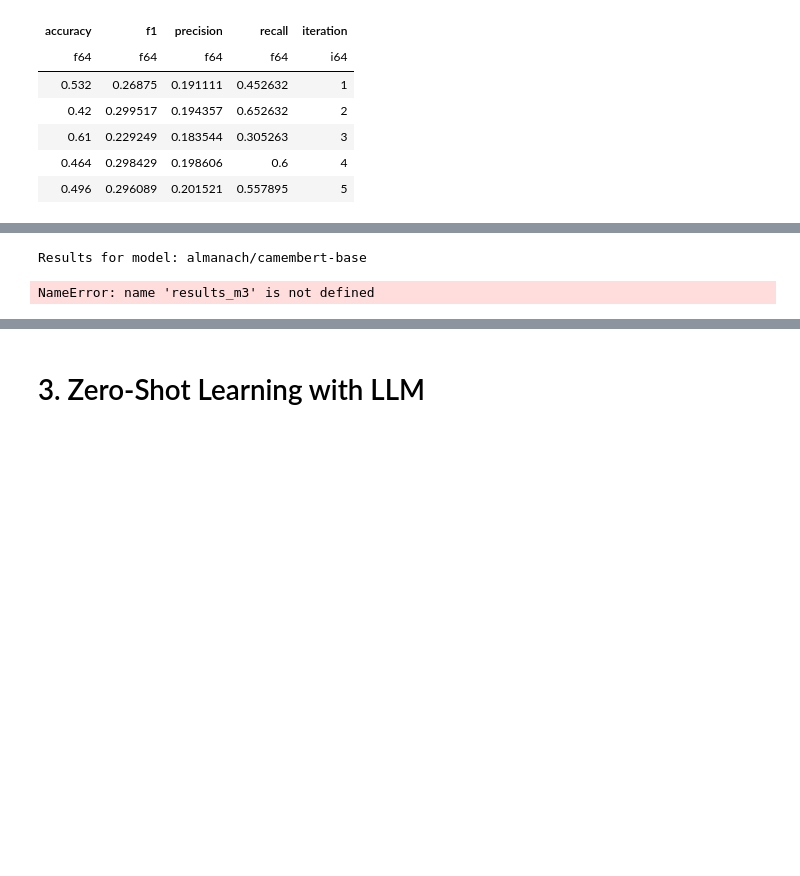
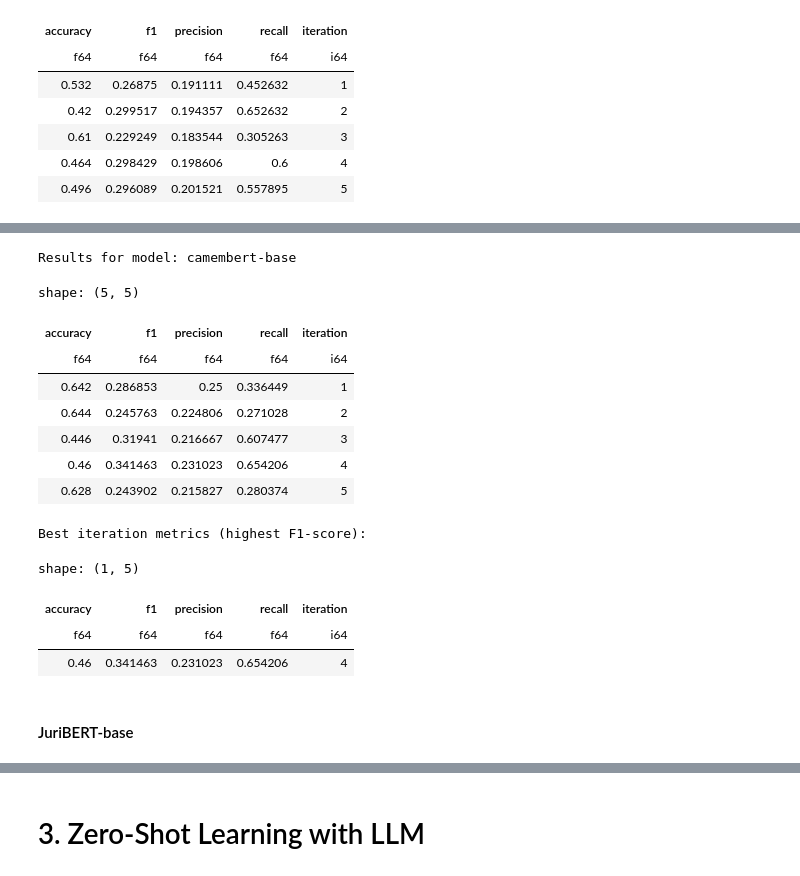
Before and after one commit to pablo-fdz/adv_nlp_final_assessment, a Jupyter notebook: part_2_ds_challenge.ipynb, the cells around one changed output, grey strips where cells are left out. Saved outputs shown, nothing was run; the diff lists cells and outputs as text; code cells hidden in the pictures; blank space fills up the shorter version.

```diff
--- a/part_2_ds_challenge.ipynb
+++ b/part_2_ds_challenge.ipynb
@@ -562,12 +535,29 @@ OutOfMemoryError: CUDA out of memory. Tried to allocate 48.00 MiB. GPU 0 has a t
 # %%
+model_name = 'camembert-base'
+
+results_m3 = pl.read_parquet(os.path.join('results', 'part_2', 'a', f'setfit_results_{model_name}.parquet'))
+
 print(f'Results for model: {model_name}')
 display(results_m3)
 
-# Print mean of all metrics across iterations
-metrics = ['accuracy', 'f1', 'precision', 'recall']
-mean_metrics = results_m1.select([pl.col(metric).mean().alias(metric) for metric in metrics]).to_dict(as_series=False)
-print("\nMean metrics across all iterations:")
-print(mean_metrics)
+# Print the metrics for the epoch with the lowest validation loss
+best_epoch = results_m3.filter(pl.col('f1') == results_m3['f1'].max())
+print("\nBest iteration metrics (highest F1-score):")
+display(best_epoch)
 # %% [output]
-Results for model: almanach/camembert-base
+Results for model: camembert-base
-NameError: name 'results_m3' is not defined
+shape: (5, 5)
+| accuracy | f1 | precision | recall | iteration |
+| f64 | f64 | f64 | f64 | i64 |
+| 0.642 | 0.286853 | 0.25 | 0.336449 | 1 |
+| 0.644 | 0.245763 | 0.224806 | 0.271028 | 2 |
+| 0.446 | 0.31941 | 0.216667 | 0.607477 | 3 |
+| 0.46 | 0.341463 | 0.231023 | 0.654206 | 4 |
+| 0.628 | 0.243902 | 0.215827 | 0.280374 | 5 |
+Best iteration metrics (highest F1-score):
+shape: (1, 5)
+| accuracy | f1 | precision | recall | iteration |
+| f64 | f64 | f64 | f64 | i64 |
+| 0.46 | 0.341463 | 0.231023 | 0.654206 | 4 |
+# %% [markdown]
+#### JuriBERT-base
```
Also changed, not shown: parts of 40 cells of this notebook, 5 other files.
